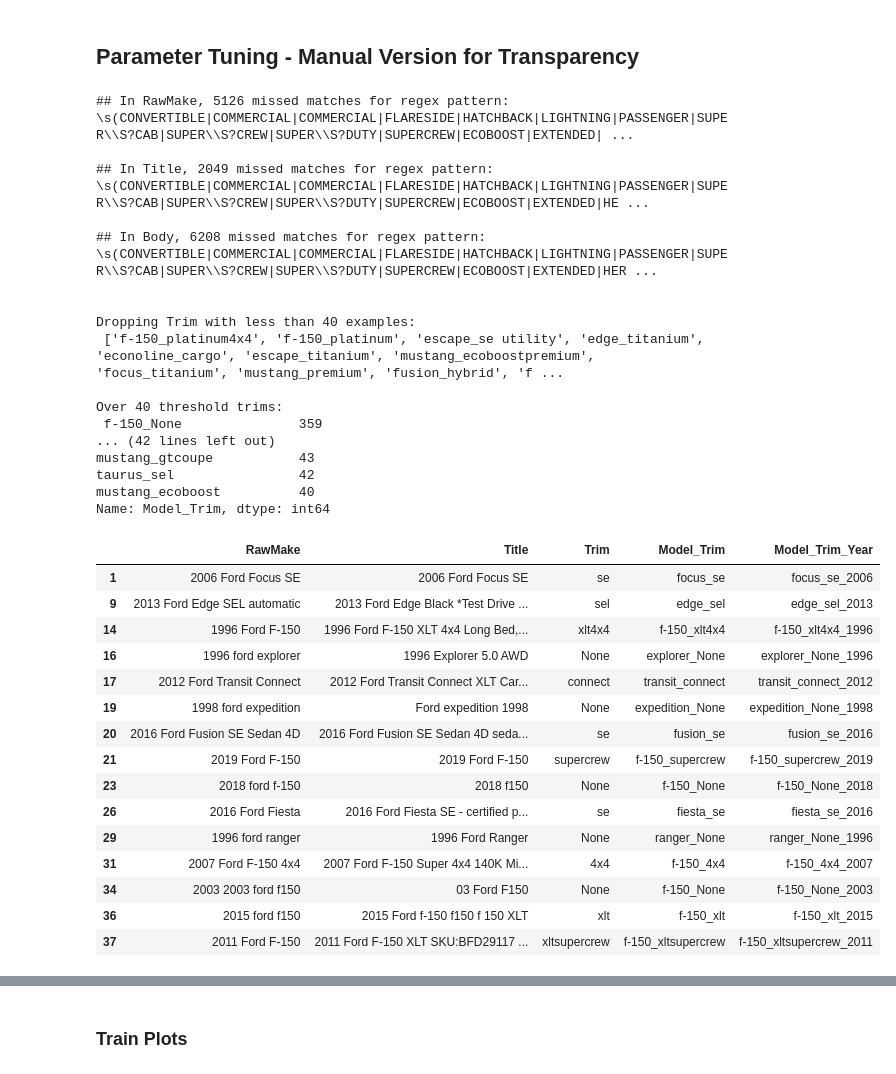
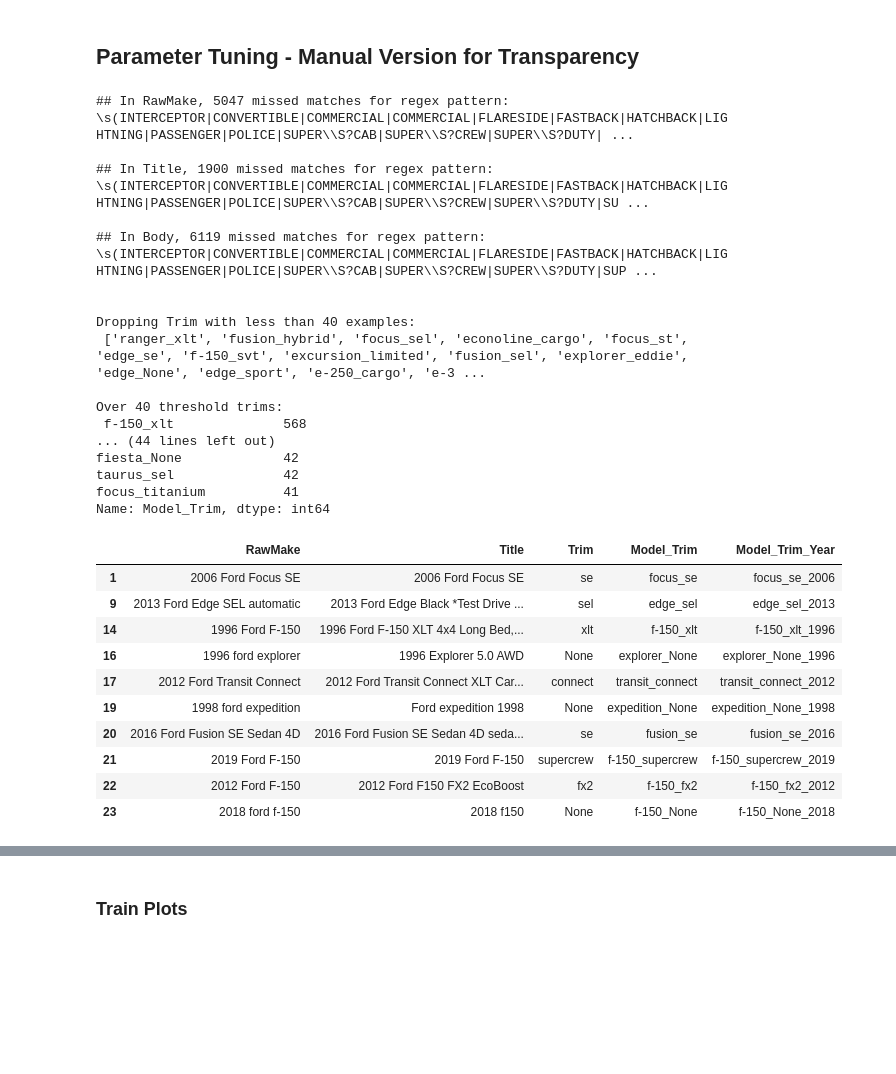
Before and after one commit to jkmackie/car_price_prediction, a Jupyter notebook: jupyter_notebooks/car_preproc_final5.ipynb, the cells around one changed output, grey strips where cells are left out. Drawn from its saved outputs; the diff is of its cells as text; code cells hidden in the pictures; blank space fills up the shorter version.

```diff
--- a/jupyter_notebooks/car_preproc_final5.ipynb
+++ b/jupyter_notebooks/car_preproc_final5.ipynb
@@ -71,6 +71,7 @@ vehicle.insert(7,'Make',np.nan)
 vehicle.insert(8,'Model',np.nan)
 vehicle.insert(9,'Trim',np.nan)
 vehicle.insert(10,'Seller',np.nan)
+vehicle.insert(11,'Wreck',np.nan)
 vehicle.head(1)
 # %% [output]
 vehicle length: 21080
@@ -568,8 +569,10 @@ vehicle = vehicle.drop(index = drop_indices, errors = 'ignore')
 # 7413 from 2017 is listed used above MSRP.
 # 13711 is listed above MSRP and CraigsList trim is incorrect.
 # 16719 price is too low.
+# 1991 low price due to accident. Listing wrongly states clean title.
+# 13843 low price due to accident. Listing wrongly states clean title.
 
-drop_indices = [7504, 16986, 15627, 7413, 13711, 16719]
+drop_indices = [7504, 16986, 15627, 7413, 13711, 16719, 1991, 13843]
 print(f'Drop {len(drop_indices)} outliers:', drop_indices)
 vehicle = vehicle.drop(index = drop_indices)
 # %% [output]
@@ -615,7 +668,8 @@ def build_trim_feats(dframe, maxi_trims, min_trim_samp):
     df1=dframe.copy()
 
     #Populate max two Trim from RawMake.  Case Insensitive.
-    trim_regex=r'\s(CONVERTIBLE|COMMERCIAL|COMMERCIAL|FLARESIDE|HATCHBACK|LIGHTNING|PASSENGER|SUPER\\S?CAB|SUPER\\S?CREW|SUPER\\S?DUTY|SUPERCREW|ECOBOOST|EXTENDED|HERITAGE|PLATINUM|SUPERCAB|TITANIUM|TX EDITION|BULLITT|CHASSIS|CONNECT|CUTAWAY|DIESELS|FLATBED|HIGHTOP|LIMITED|NATURAL|PREMIUM|SERVICE|SHUTTLE|UTILITY|ACCESS|BUCKET|DIESEL|DIESEL|DUALLY|ENERGI|HARLEY|HYBRID|LARIAT|OUTLAW|RAPTOR|SALEEN|SHELBY|SPORTS|TREMOR|CARGO|COBRA|COUPE|EDDIE|SPORT|SUPER|TURBO|WAGON|BASE|BOSS|CREW|DUMP|KING|MACH|4+4|4X4|BOX|DRW|EXT|FWD|FX2|FX4|FX5|LTZ|MAX|SEL|SRW|STX|SVT|XLS|XLT|XL|ZX3|ZX4|GT|LX|RS|SE\s|ST|SD)'
+    #NEW TRIMS: INTERCEPTOR, POLICE, EL LIFT, SES, FASTBACK, COUP, CONV, CPE, V6, SHO
+    trim_regex=r'\s(INTERCEPTOR|CONVERTIBLE|COMMERCIAL|COMMERCIAL|FLARESIDE|FASTBACK|HATCHBACK|LIGHTNING|PASSENGER|POLICE|SUPER\\S?CAB|SUPER\\S?CREW|SUPER\\S?DUTY|SUPERCREW|ECOBOOST|EXTENDED|HERITAGE|PLATINUM|SUPERCAB|TITANIUM|TX EDITION|BULLITT|CHASSIS|CONNECT|CUTAWAY|DIESELS|FLATBED|HIGHTOP|LIMITED|NATURAL|PREMIUM|SERVICE|SHUTTLE|UTILITY|ACCESS|BUCKET|DIESEL|DIESEL|DUALLY|ENERGI|HARLEY|HYBRID|LARIAT|OUTLAW|RAPTOR|SALEEN|SHELBY|SPORTS|TREMOR|CARGO|COBRA|COUPE|EDDIE|SPORT|SUPER|TURBO|WAGON|BASE|BOSS|COUP|CONV|CREW|DUMP|KING|LIFT|MACH|4+4|4X4|BOX|CPE|DRW|EXT|FWD|FX2|FX4|FX5|LTZ|MAX|SEL|SES|SRW|STX|SVT|XLS|XLT|ZX3|ZX4|EL|SHO|V6|XL|GT|LX|RS|SE\s|ST|SD)'
     trim_RawMake = findall_regex_patt(df=df1, target_col='RawMake', regex_patt=trim_regex, max_items=maxi_trims, no_match_value='None')
     df1['Trim_RawMake'] = trim_RawMake
 
@@ -624,7 +678,7 @@ def build_trim_feats(dframe, maxi_trims, min_trim_samp):
     df1['Trim_Title'] = trim_Title
 
     #Populate max two Trim from Body.  Model is prefix of search pattern.
-    trim_regex_spaces=r'\s(CONVERTIBLE|COMMERCIAL|COMMERCIAL|FLARESIDE|HATCHBACK|LIGHTNING|PASSENGER|SUPER\\S?CAB|SUPER\\S?CREW|SUPER\\S?DUTY|SUPERCREW|ECOBOOST|EXTENDED|HERITAGE|PLATINUM|SUPERCAB|TITANIUM|TX EDITION|BULLITT|CHASSIS|CONNECT|CUTAWAY|DIESELS|FLATBED|HIGHTOP|LIMITED|NATURAL|PREMIUM|SERVICE|SHUTTLE|UTILITY|ACCESS|BUCKET|DIESEL|DIESEL|DUALLY|ENERGI|HARLEY|HYBRID|LARIAT|OUTLAW|RAPTOR|SALEEN|SHELBY|SPORTS|TREMOR|CARGO|COBRA|COUPE|EDDIE|SPORT|SUPER|TURBO|WAGON|BASE|BOSS|CREW|DUMP|KING|MACH|4+4|4X4|BOX|DRW|EXT|FWD|FX2|FX4|FX5|LTZ|MAX|SEL|SRW|STX|SVT|XLS|XLT|XL|ZX3|ZX4|GT|LX|RS|SE\s|ST|SD)\s'
+    trim_regex_spaces=r'\s(INTERCEPTOR|CONVERTIBLE|COMMERCIAL|COMMERCIAL|FLARESIDE|FASTBACK|HATCHBACK|LIGHTNING|PASSENGER|POLICE|SUPER\\S?CAB|SUPER\\S?CREW|SUPER\\S?DUTY|SUPERCREW|ECOBOOST|EXTENDED|HERITAGE|PLATINUM|SUPERCAB|TITANIUM|TX EDITION|BULLITT|CHASSIS|CONNECT|CUTAWAY|DIESELS|FLATBED|HIGHTOP|LIMITED|NATURAL|PREMIUM|SERVICE|SHUTTLE|UTILITY|ACCESS|BUCKET|DIESEL|DIESEL|DUALLY|ENERGI|HARLEY|HYBRID|LARIAT|OUTLAW|RAPTOR|SALEEN|SHELBY|SPORTS|TREMOR|CARGO|COBRA|COUPE|EDDIE|SPORT|SUPER|TURBO|WAGON|BASE|BOSS|COUP|CONV|CREW|DUMP|KING|LIFT|MACH|4+4|4X4|BOX|CPE|DRW|EXT|FWD|FX2|FX4|FX5|LTZ|MAX|SEL|SES|SRW|STX|SVT|XLS|XLT|ZX3|ZX4|EL|SHO|V6|XL|GT|LX|RS|SE\s|ST|SD)\s'
     trim_Body=findall_body_regex_patt(df=df1,target_col='Body',regex_patt=trim_regex_spaces,max_items=maxi_trims, no_match_value='None')
     df1['Trim_Body'] = trim_Body
 
@@ -633,6 +687,7 @@ def build_trim_feats(dframe, maxi_trims, min_trim_samp):
     df1.loc[df1['Trim'] == 'None', 'Trim'] = df1.loc[df1['Trim'] == 'None', 'Trim_Title']
     df1.loc[df1['Trim'] == 'None', 'Trim'] = df1.loc[df1['Trim'] == 'None', 'Trim_Body']
 
+#     #Longest Trim
 #     for idx in df1.index:
 #         trimList = [df1.loc[idx, 'Trim_RawMake'], df1.loc[idx, 'Trim_Title'], df1.loc[idx, 'Trim_Body']]
 #         longest=max(trimList, key=len)
@@ -655,7 +710,7 @@ def build_trim_feats(dframe, maxi_trims, min_trim_samp):
     df1= df1[df1['Model_Trim'].isin(trim_over_thresh)] #boolean filter for the thresh+ Model_Trim names
     print(f'\nOver {thresh} threshold trims:\n', df1['Model_Trim'].value_counts())
 
-    #Create Model_Trim_Year feature.  Fixes linear model residuals.
+    #Create Model_Trim_Year^2 feature.  Fixes linear model residuals.
     df1['Year'] = df1['Year'].apply(lambda y: str(y))
     df1['Model_Trim_Year'] = df1['Model'] + '_' + df1['Trim'] + '_' + df1['Year']
     df1['Year'] = df1['Year'].astype('int64')
@@ -689,54 +743,49 @@ dtype: int64
 # %%
 #-----------------HYPERPARAMETERS--------------------
 # Use 1-2 Trims and min Trim sample size.
-maxi_trims_used = 2
+maxi_trims_used = 1
 min_trim_sample = 40
 
 #Target Encoding for category features.
-min_samp_to_incl_class = 2
-smoo_constraint = 2
+min_samp_to_incl_class = 1
+smoo_constraint = 0.5
 #----------------------------------------------------
 
 #Get Trim for hyperparameter pick: maxi_trims and min_trim_samp.
 vehicle = build_trim_feats(dframe=vehicle, maxi_trims=maxi_trims_used, min_trim_samp=min_trim_sample)
 # %% [output]
-## In RawMake, 5126 missed matches for regex pattern: \s(CONVERTIBLE|COMMERCIAL|COMMERCIAL|FLARESIDE|HATCHBACK|LIGHTNING|PASSENGER|SUPER\\S?CAB|SUPER\\S?CREW|SUPER\\S?DUTY|SUPERCREW|ECOBOOST|EXTENDED| ...
+## In RawMake, 5047 missed matches for regex pattern: \s(INTERCEPTOR|CONVERTIBLE|COMMERCIAL|COMMERCIAL|FLARESIDE|FASTBACK|HATCHBACK|LIGHTNING|PASSENGER|POLICE|SUPER\\S?CAB|SUPER\\S?CREW|SUPER\\S?DUTY| ...
 
-## In Title, 2049 missed matches for regex pattern: \s(CONVERTIBLE|COMMERCIAL|COMMERCIAL|FLARESIDE|HATCHBACK|LIGHTNING|PASSENGER|SUPER\\S?CAB|SUPER\\S?CREW|SUPER\\S?DUTY|SUPERCREW|ECOBOOST|EXTENDED|HE ...
+## In Title, 1900 missed matches for regex pattern: \s(INTERCEPTOR|CONVERTIBLE|COMMERCIAL|COMMERCIAL|FLARESIDE|FASTBACK|HATCHBACK|LIGHTNING|PASSENGER|POLICE|SUPER\\S?CAB|SUPER\\S?CREW|SUPER\\S?DUTY|SU ...
 
-## In Body, 6208 missed matches for regex pattern: \s(CONVERTIBLE|COMMERCIAL|COMMERCIAL|FLARESIDE|HATCHBACK|LIGHTNING|PASSENGER|SUPER\\S?CAB|SUPER\\S?CREW|SUPER\\S?DUTY|SUPERCREW|ECOBOOST|EXTENDED|HER ...
+## In Body, 6119 missed matches for regex pattern: \s(INTERCEPTOR|CONVERTIBLE|COMMERCIAL|COMMERCIAL|FLARESIDE|FASTBACK|HATCHBACK|LIGHTNING|PASSENGER|POLICE|SUPER\\S?CAB|SUPER\\S?CREW|SUPER\\S?DUTY|SUP ...
 
 
 Dropping Trim with less than 40 examples:
- ['f-150_platinum4x4', 'f-150_platinum', 'escape_se utility', 'edge_titanium', 'econoline_cargo', 'escape_titanium', 'mustang_ecoboostpremium', 'focus_titanium', 'mustang_premium', 'fusion_hybrid', 'f ...
+ ['ranger_xlt', 'fusion_hybrid', 'focus_sel', 'econoline_cargo', 'focus_st', 'edge_se', 'f-150_svt', 'excursion_limited', 'fusion_sel', 'explorer_eddie', 'edge_None', 'edge_sport', 'e-250_cargo', 'e-3 ...
 
 Over 40 threshold trims:
- f-150_None               359
-... (42 lines left out)
-mustang_gtcoupe           43
-taurus_sel                42
-mustang_ecoboost          40
+ f-150_xlt              568
+... (44 lines left out)
+fiesta_None             42
+taurus_sel              42
+focus_titanium          41
 Name: Model_Trim, dtype: int64
 # %%
 #Show Trim columns
-vehicle[['RawMake','Title','Trim','Model_Trim','Model_Trim_Year']].head(15)
+vehicle[['RawMake','Title','Trim','Model_Trim','Model_Trim_Year']].head(10)
 # %% [output]
 |  | RawMake | Title | Trim | Model_Trim | Model_Trim_Year |
 | 1 | 2006 Ford Focus SE | 2006 Ford Focus SE | se | focus_se | focus_se_2006 |
 | 9 | 2013 Ford Edge SEL automatic | 2013 Ford Edge Black *Test Drive ... | sel | edge_sel | edge_sel_2013 |
-| 14 | 1996 Ford F-150 | 1996 Ford F-150 XLT 4x4 Long Bed,... | xlt4x4 | f-150_xlt4x4 | f-150_xlt4x4_1996 |
+| 14 | 1996 Ford F-150 | 1996 Ford F-150 XLT 4x4 Long Bed,... | xlt | f-150_xlt | f-150_xlt_1996 |
 | 16 | 1996 ford explorer | 1996 Explorer 5.0 AWD | None | explorer_None | explorer_None_1996 |
 | 17 | 2012 Ford Transit Connect | 2012 Ford Transit Connect XLT Car... | connect | transit_connect | transit_connect_2012 |
 | 19 | 1998 ford expedition | Ford expedition 1998 | None | expedition_None | expedition_None_1998 |
 | 20 | 2016 Ford Fusion SE Sedan 4D | 2016 Ford Fusion SE Sedan 4D seda... | se | fusion_se | fusion_se_2016 |
 | 21 | 2019 Ford F-150 | 2019 Ford F-150 | supercrew | f-150_supercrew | f-150_supercrew_2019 |
+| 22 | 2012 Ford F-150 | 2012 Ford F150 FX2 EcoBoost | fx2 | f-150_fx2 | f-150_fx2_2012 |
 | 23 | 2018 ford f-150 | 2018 f150 | None | f-150_None | f-150_None_2018 |
-| 26 | 2016 Ford Fiesta | 2016 Ford Fiesta SE - certified p... | se | fiesta_se | fiesta_se_2016 |
-| 29 | 1996 ford ranger | 1996 Ford Ranger | None | ranger_None | ranger_None_1996 |
-| 31 | 2007 Ford F-150 4x4 | 2007 Ford F-150 Super 4x4 140K Mi... | 4x4 | f-150_4x4 | f-150_4x4_2007 |
-| 34 | 2003 2003 ford f150 | 03 Ford F150 | None | f-150_None | f-150_None_2003 |
-| 36 | 2015 ford f150 | 2015 Ford f-150 f150 f 150 XLT | xlt | f-150_xlt | f-150_xlt_2015 |
-| 37 | 2011 Ford F-150 | 2011 Ford F-150 XLT SKU:BFD29117 ... | xltsupercrew | f-150_xltsupercrew | f-150_xltsupercrew_2011 |
 # %%
 #Stratify data - depends on Trim pick.
 from sklearn.model_selection import StratifiedShuffleSplit
```
Also changed, not shown: parts of 16 cells of this notebook, 1 other file.
